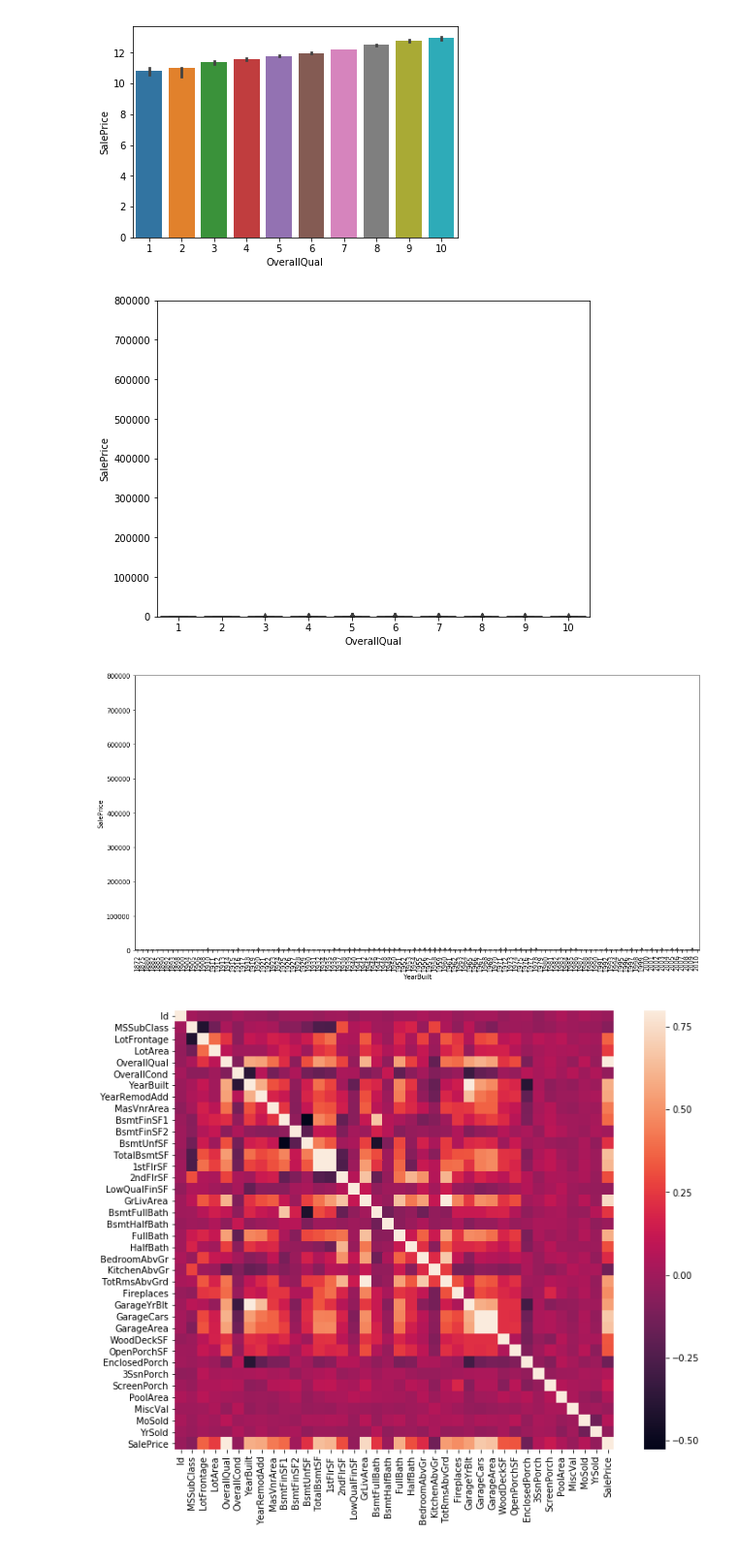
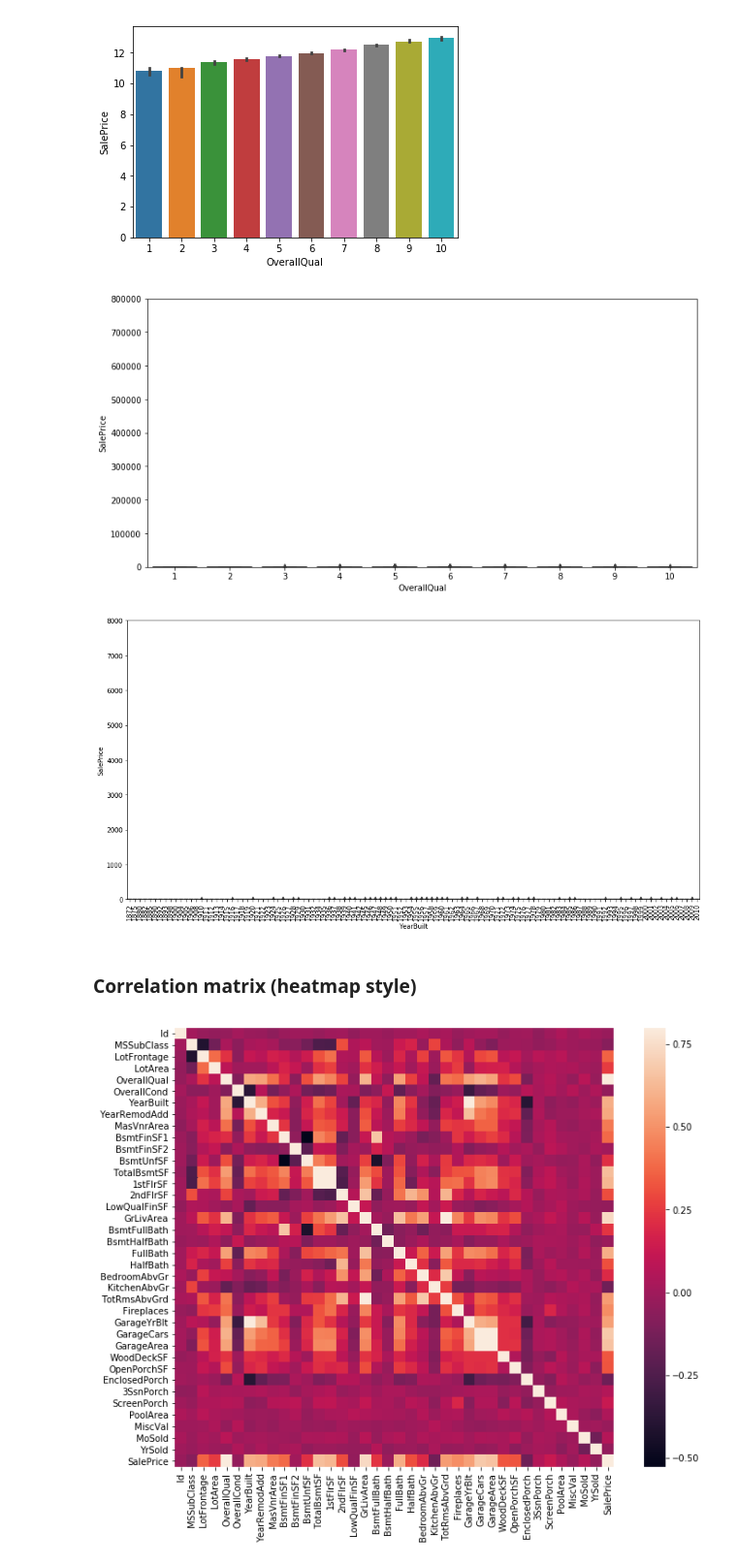
Before and after one commit to alcz86/ML, a Jupyter notebook: examples/Housing prices/Housing prices new.ipynb, the cells around one changed output. Shown at 97% size. Drawn from its saved outputs; the diff is of its cells as text; code cells hidden in the pictures.

```diff
--- a/examples/Housing prices/Housing prices new.ipynb
+++ b/examples/Housing prices/Housing prices new.ipynb
@@ -33,2 +31,2 @@ print(os.listdir("Housing prices/"))
 # %%
-path='Housing prices/'
+path='C:/Users/Aleksandra/PythonProjects/Housing prices/data/'
@@ -300,18 +331,18 @@ ax = sns.barplot(x="OverallQual", y="SalePrice", data=data, estimator=median)
 # %%
 #box plot overallqual/saleprice
 var = 'OverallQual'  #Overall material and finish quality
 data = pd.concat([df_train['SalePrice'], df_train[var]], axis=1)
-f, ax = plt.subplots(figsize=(8, 6))
+f, ax = plt.subplots(figsize=(12, 6))
 fig = sns.boxplot(x=var, y="SalePrice", data=data)
 fig.axis(ymin=0, ymax=800000);
 # %% [output]
-[figure, old version]
+[figure, new version]
 # %%
 var = 'YearBuilt' #Original construction date
 data = pd.concat([df_train['SalePrice'], df_train[var]], axis=1)
 f, ax = plt.subplots(figsize=(16, 8))
 fig = sns.boxplot(x=var, y="SalePrice", data=data)
-fig.axis(ymin=0, ymax=800000);
+fig.axis(ymin=0, ymax=8000);
 plt.xticks(rotation=90);
 # %% [output]
-[figure, old version]
+[figure, new version]
@@ -320,3 +349,5 @@ plt.xticks(rotation=90);
+# %% [markdown]
+### Correlation matrix (heatmap style)
 # %%
 corrmat = df_train.corr()
 f, ax = plt.subplots(figsize=(12, 9))
```
Also changed, not shown: parts of 72 cells of this notebook.
